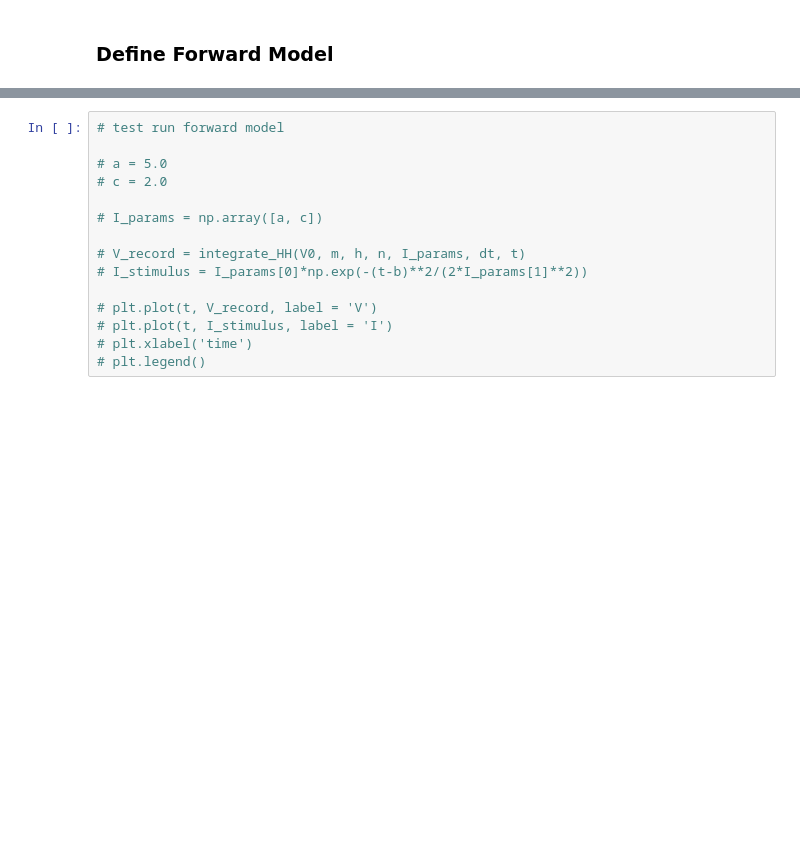
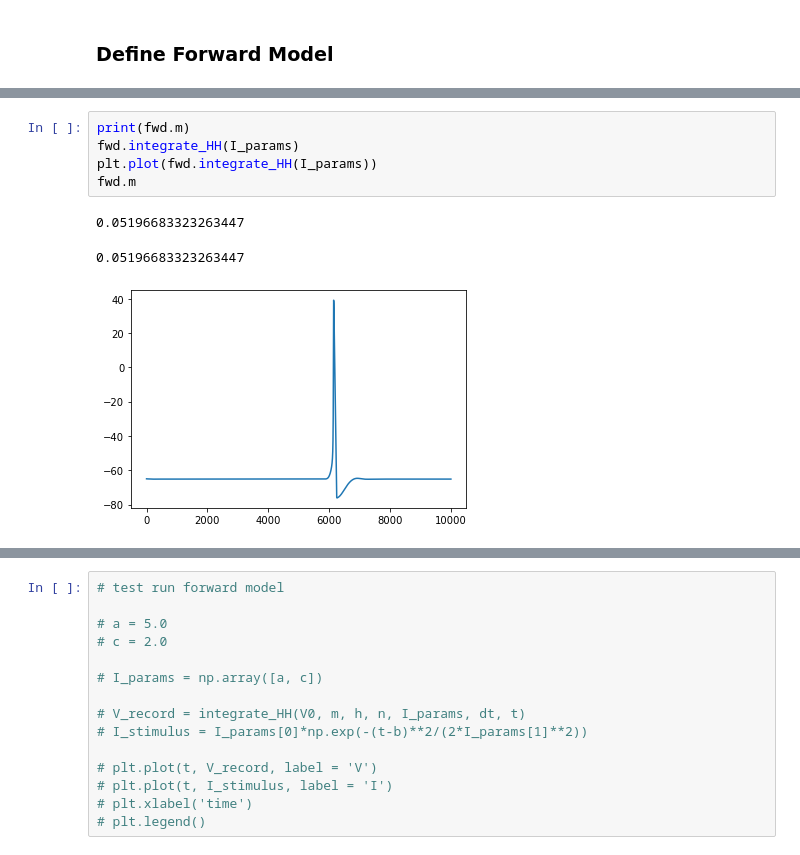
Before and after one commit to sepstein22/computational_brain, a Jupyter notebook: adjoint_inversion.ipynb, the cells around one changed output, grey strips where cells are left out. Saved outputs shown, nothing was run; the diff lists cells and outputs as text; blank space fills up the shorter version.

```diff
--- a/adjoint_inversion.ipynb
+++ b/adjoint_inversion.ipynb
@@ -134,0 +142,9 @@ NameError: name 'V0' is not defined
+# %%
+print(fwd.m)
+fwd.integrate_HH(I_params)
+plt.plot(fwd.integrate_HH(I_params))
+fwd.m
+# %% [output]
+0.05196683323263447
+0.05196683323263447
+[figure, added]
```
Also changed, not shown: parts of 3 cells of this notebook.
